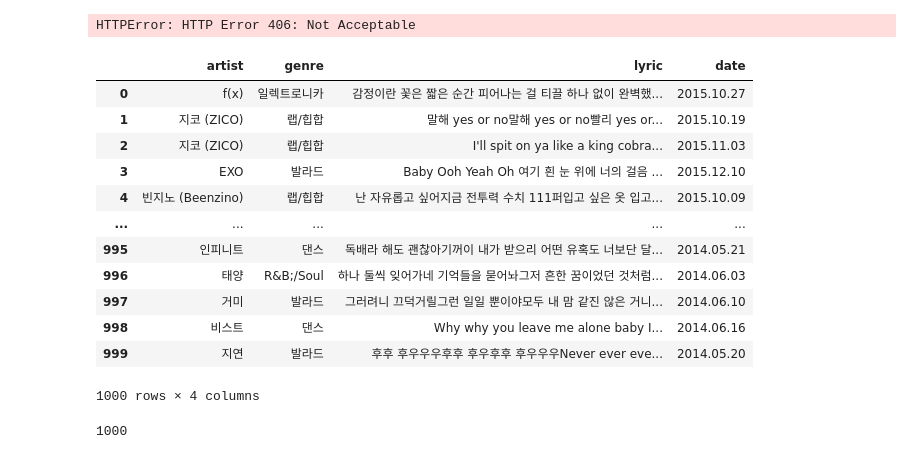
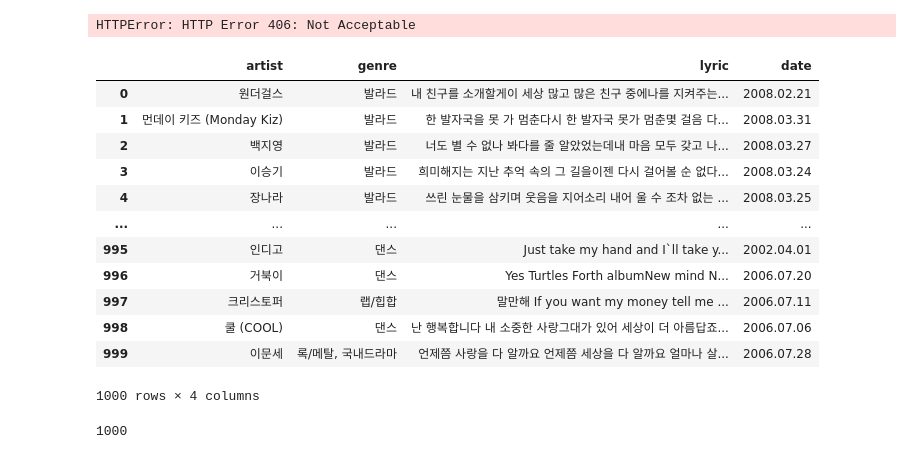
Before and after one commit to PARKDONGJAE/Music-Recommendation-System, a Jupyter notebook: RecoSystem.ipynb, the cells around one changed output. Drawn from its saved outputs; the diff is of its cells as text; code cells hidden in the pictures.

```diff
--- a/RecoSystem.ipynb
+++ b/RecoSystem.ipynb
@@ -242,17 +255,3 @@ s3000.to_csv('s3000.csv',encoding='utf-8',index=False)
 # %%
-s4000 = pd.DataFrame(data={'artist':artist, 'genre':genre, 'lyric':lyric ,'date':date})
-s4000.to_csv('s3000.csv',encoding='utf-8',index=False)
+# s4000 = pd.DataFrame(data={'artist':artist, 'genre':genre, 'lyric':lyric ,'date':date})
+# s4000.to_csv('s4000.csv',encoding='utf-8',index=False)
-# %% [output]
-|  | artist | genre | lyric | date |
-| 0 | f(x) | 일렉트로니카 | 감정이란 꽃은 짧은 순간 피어나는 걸 티끌 하나 없이 완벽했... | 2015.10.27 |
-| 1 | 지코 (ZICO) | 랩/힙합 | 말해 yes or no말해 yes or no빨리 yes or... | 2015.10.19 |
-| 2 | 지코 (ZICO) | 랩/힙합 | I'll spit on ya like a king cobra... | 2015.11.03 |
-| 3 | EXO | 발라드 | Baby Ooh Yeah Oh 여기 흰 눈 위에 너의 걸음 ... | 2015.12.10 |
-| 4 | 빈지노 (Beenzino) | 랩/힙합 | 난 자유롭고 싶어지금 전투력 수치 111퍼입고 싶은 옷 입고... | 2015.10.09 |
-| ... | ... | ... | ... | ... |
-| 995 | 인피니트 | 댄스 | 독배라 해도 괜찮아기꺼이 내가 받으리 어떤 유혹도 너보단 달... | 2014.05.21 |
-| 996 | 태양 | R&B;/Soul | 하나 둘씩 잊어가네 기억들을 묻어놔그저 흔한 꿈이었던 것처럼... | 2014.06.03 |
-| 997 | 거미 | 발라드 | 그러려니 끄덕거릴그런 일일 뿐이야모두 내 맘 같진 않은 거니... | 2014.06.10 |
-| 998 | 비스트 | 댄스 | Why why you leave me alone baby I... | 2014.06.16 |
-| 999 | 지연 | 발라드 | 후후 후우우우후후 후우후후 후우우우Never ever eve... | 2014.05.20 |
-1000 rows × 4 columns
@@ -258,0 +264,16 @@ s4000.to_csv('s3000.csv',encoding='utf-8',index=False)
+# %%
+s6000
+# %% [output]
+|  | artist | genre | lyric | date |
+| 0 | 원더걸스 | 발라드 | 내 친구를 소개할게이 세상 많고 많은 친구 중에나를 지켜주는... | 2008.02.21 |
+| 1 | 먼데이 키즈 (Monday Kiz) | 발라드 | 한 발자국을 못 가 멈춘다시 한 발자국 못가 멈춘몇 걸음 다... | 2008.03.31 |
+| 2 | 백지영 | 발라드 | 너도 별 수 없나 봐다를 줄 알았었는데내 마음 모두 갖고 나... | 2008.03.27 |
+| 3 | 이승기 | 발라드 | 희미해지는 지난 추억 속의 그 길을이젠 다시 걸어볼 순 없다... | 2008.03.24 |
+| 4 | 장나라 | 발라드 | 쓰린 눈물을 삼키며 웃음을 지어소리 내어 울 수 조차 없는 ... | 2008.03.25 |
+| ... | ... | ... | ... | ... |
+| 995 | 인디고 | 댄스 | Just take my hand and I`ll take y... | 2002.04.01 |
+| 996 | 거북이 | 댄스 | Yes Turtles Forth albumNew mind N... | 2006.07.20 |
+| 997 | 크리스토퍼 | 랩/힙합 | 말만해 If you want my money tell me ... | 2006.07.11 |
+| 998 | 쿨 (COOL) | 댄스 | 난 행복합니다 내 소중한 사랑그대가 있어 세상이 더 아름답죠... | 2006.07.06 |
+| 999 | 이문세 | 록/메탈, 국내드라마 | 언제쯤 사랑을 다 알까요 언제쯤 세상을 다 알까요 얼마나 살... | 2006.07.28 |
+1000 rows × 4 columns
```
Also changed, not shown: parts of 13 cells of this notebook, 5 other files.
